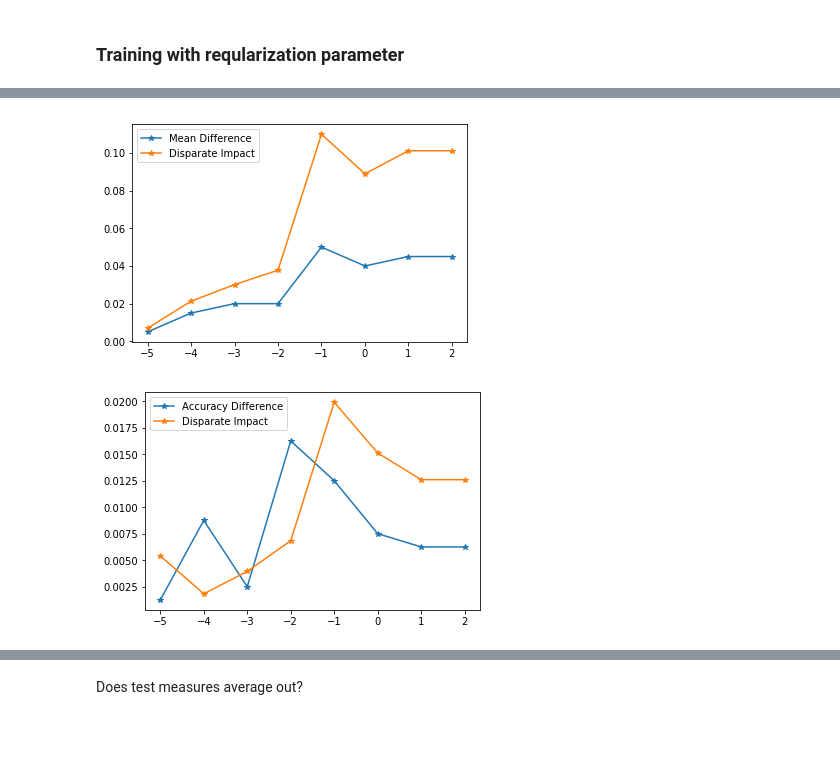
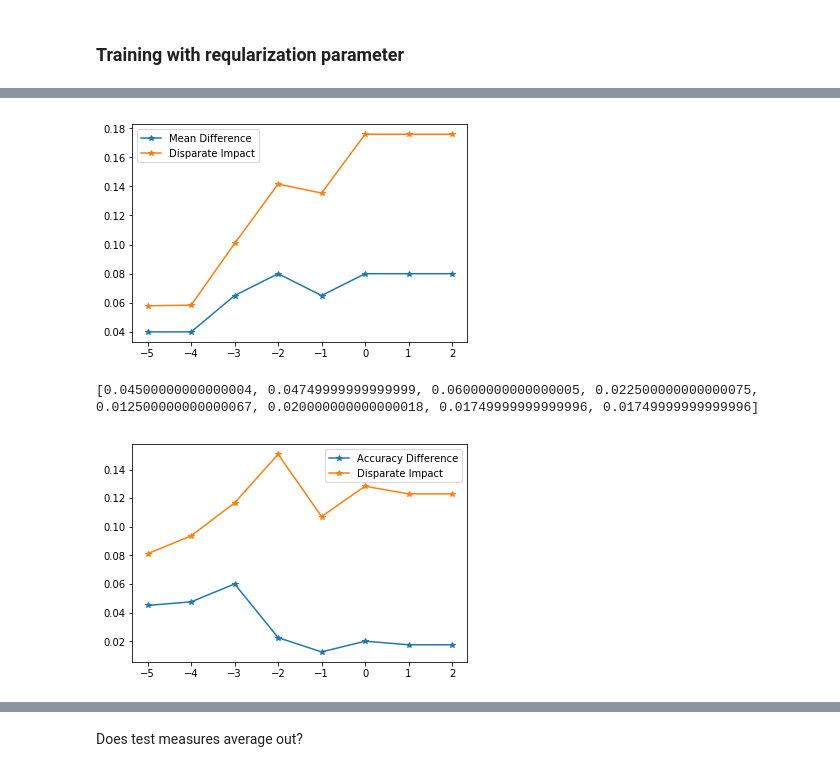
Before and after one commit to rakinhaider/Inherent-AI-Bias, a Jupyter notebook: notebooks/Ghost Unfairness Small Dataset.ipynb, the cells around one changed output, grey strips where cells are left out. Saved outputs shown, nothing was run; the diff lists cells and outputs as text; code cells hidden in the pictures; blank space fills up the shorter version.

```diff
--- a/notebooks/Ghost Unfairness Small Dataset.ipynb
+++ b/notebooks/Ghost Unfairness Small Dataset.ipynb
@@ -36,13 +36,14 @@ random_state = 47
 # %% [markdown]
 ## Fair Dataset
 # %%
-fd_train = FairDataset(400, 5,
+fd_train = FairDataset(200, 5,
                       protected_attribute_names=['sex'],
                       privileged_classes=[['Male']],
                       random_state=random_state)
 fd_test = FairDataset(100, 5,
                       protected_attribute_names=['sex'],
-                      privileged_classes=[['Male']])
+                      privileged_classes=[['Male']],
+                     random_state=53)
 # %%
 fd_train_x, fd_train_y = fd_train.get_xy(keep_protected = False)
 fd_test_x, fd_test_y = fd_test.get_xy(keep_protected = False)
@@ -124,18 +165,19 @@ def get_model_results(model, train_fd, test_fd, func=None):
     else:
         model_property = None
 
-    md, di, ac = get_classifier_metrics(model, train_fd,
+    metrics = get_classifier_metrics(model, train_fd,
                                         privileged_groups,
                                         unprivileged_groups,
                                         verbose=True)
-    train_result = (md, di, ac, model_property)
+    train_result = (*metrics, model_property)
 
     print('Test')
-    md, di, ac = get_classifier_metrics(model, test_fd,
+
+    metrics = get_classifier_metrics(model, test_fd,
                                         privileged_groups,
                                         unprivileged_groups,
                                        verbose=True)
-    test_result = (md, di, ac, model_property)
+    test_result = (*metrics, model_property)
 
     return train_result, test_result
 # %%
@@ -153,7 +195,7 @@ def get_results(models, train_fd, test_fd, func=None):
 def decision_tree_property(model):
     return {'depth': model.get_depth()}
 # %%
-max_depths = [3, 5, 10, 15, 20, 40]
+max_depths = [3, 5, 10, 15, 20, 25]
 
 params = {'criterion':'entropy',
           'random_state': 47}
@@ -266,5 +312,5 @@ def get_accuracy_differences(models, train_fd):
 # %%
 %%capture --no-stdout
-acc_diffs = get_accuracy_differences(dmods, fd_train)
+acc_diffs = [tup[3] - tup[4] for tup in train_results]
 print(acc_diffs)
 # %% [output]
@@ -353,10 +409,12 @@ plot_acc_vs_metric(lr_train_results)
 # %%
 plot_complexity_vs_metric(lr_test_results, np.log10(regularizers))
 # %% [output]
-[figure, old version]
+[figure, new version]
 # %%
 %%capture --no-stdout --no-display
-acc_diffs = get_accuracy_differences(lmods, fd_train)
-plot_accuracy_diffrences(lr_train_results, np.abs(acc_diffs), np.log10(regularizers))
+acc_diffs = [tup[3] - tup[4] for tup in lr_train_results]
+plot_accuracy_diffrences(lr_train_results, acc_diffs, np.log10(regularizers))
+print(acc_diffs)
 # %% [output]
+[0.04500000000000004, 0.04749999999999999, 0.06000000000000005, 0.022500000000000075, 0.012500000000000067, 0.020000000000000018, 0.01749999999999996, 0.01749999999999996]
-[figure, old version]
+[figure, new version]
```
Also changed, not shown: parts of 25 cells of this notebook, 4 other files.
